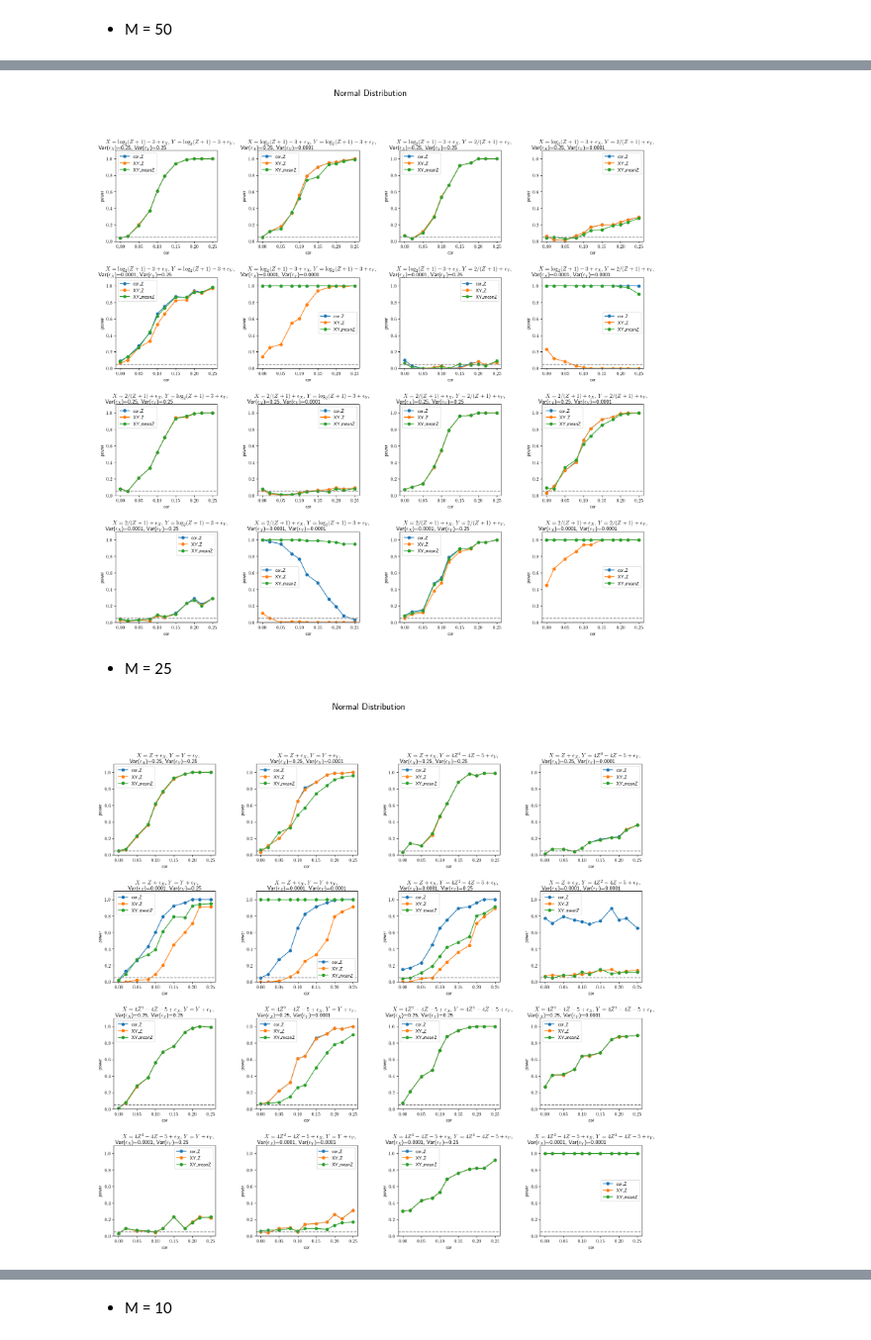
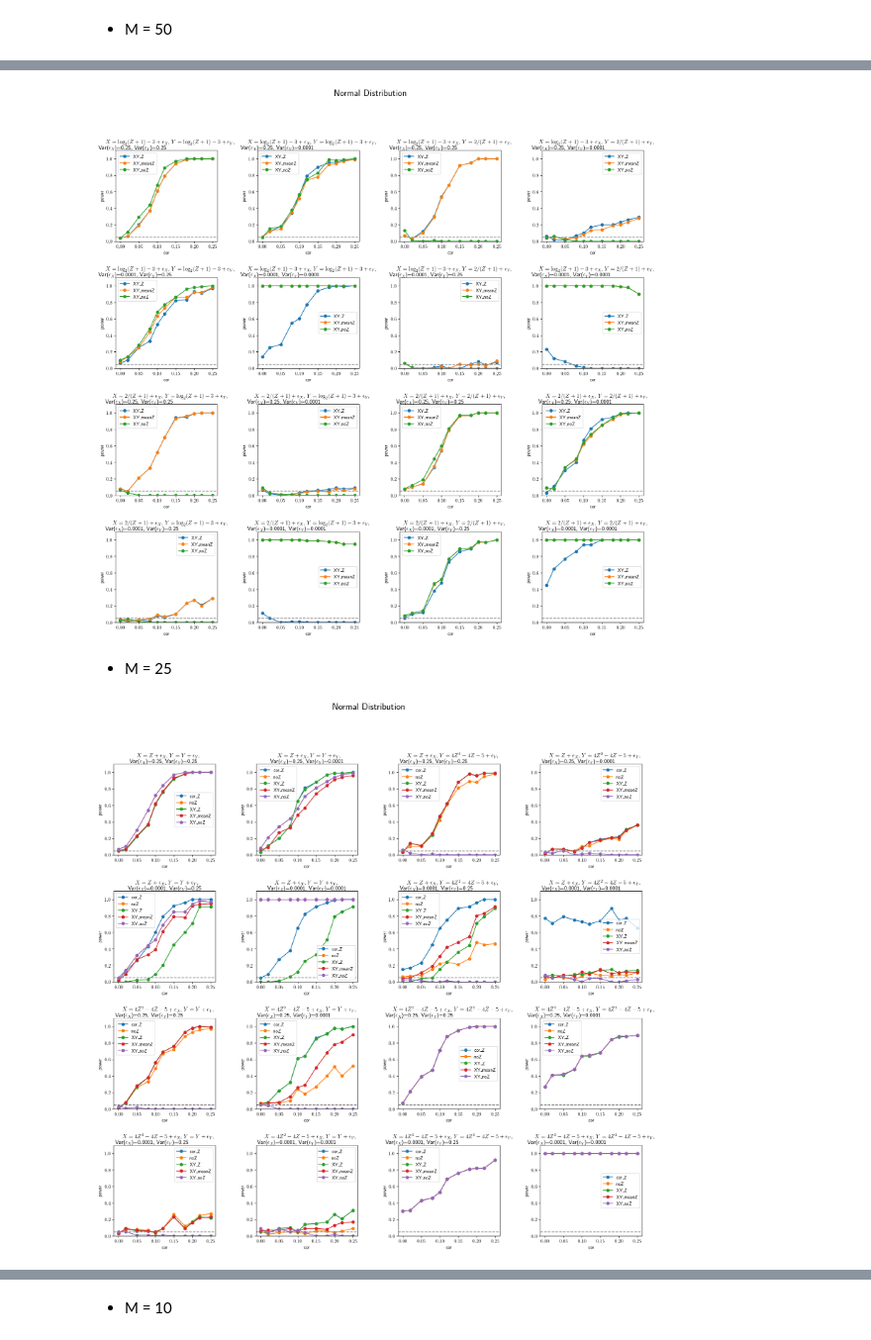
Before and after one commit to lmqxwm/LPT2, a Jupyter notebook: simulation11.ipynb, the cells around one changed output, grey strips where cells are left out. Shown at 99% size. Saved outputs shown, nothing was run; the diff lists cells and outputs as text; code cells hidden in the pictures.

```diff
--- a/simulation11.ipynb
+++ b/simulation11.ipynb
@@ -269,7 +269,7 @@ for xf in range(2):
                 plt.subplot(4, 4, xf*8+vx1*4+yf*2+vy1+1)
                 result = pd.read_csv("./results/result_n1000_m50_cor025_x_func_"+str(xf)+"_"+str(yf)+"_var_"+str(vxs[vx1])+"_"+str(vys[vy1])+"_"+hs+"_"+types+".csv", index_col=0)
                 result.columns = pd.Series(result.columns.astype('float')).round(2).values
-                result = result.iloc[[0,2,3],:]
+                result = result.iloc[[2,3,4],:]
                 plt.plot(result.T, '-o')
                 plt.xlabel("cor")
                 if hs == "h0":
@@ -284,5 +284,6 @@ for xf in range(2):
                 #plt.xticks(result.columns, np.arange(11)/10)
 fig = plt.gcf()
 fig.suptitle("Normal Distribution", fontsize=20)
+plt.savefig("./figures/M50_1.png")
 plt.show()
 # %% [output]
@@ -303,7 +304,7 @@ for xf in range(2):
                 plt.subplot(4, 4, xf*8+vx1*4+yf*2+vy1+1)
                 result = pd.read_csv("./results/result_n1000_m50_cor025_x_func_"+str(xf+2)+"_"+str(yf+2)+"_var_"+str(vxs[vx1])+"_"+str(vys[vy1])+"_"+hs+"_"+types+".csv", index_col=0)
                 result.columns = pd.Series(result.columns.astype('float')).round(2).values
-                result = result.iloc[[0,2,3],:]
+                result = result.iloc[[2,3,4],:]
                 plt.plot(result.T, '-o')
                 plt.xlabel("cor")
                 if hs == "h0":
@@ -318,9 +319,10 @@ for xf in range(2):
                 #plt.xticks(result.columns, np.arange(11)/10)
 fig = plt.gcf()
 fig.suptitle("Normal Distribution", fontsize=20)
+plt.savefig("./figures/M50_2.png")
 plt.show()
 # %% [output]
-[figure, old version]
+[figure, new version]
 # %% [markdown]
  - M = 25
 # %%
@@ -328,35 +330,35 @@ types = "normal"
 hs = 'h0'
 vxs = [0.5**2, 0.01**2]
 vys = [0.5**2, 0.01**2]
 xfuns = ['$X = Z + \epsilon_X$', '$X = 4Z^2 - 4Z-5 + \epsilon_X$', '$X = \log_2(Z+1)-3 + \epsilon_X$', '$X = 2/(Z+1) + \epsilon_X$']
 yfuns = ['$Y = Y + \epsilon_Y$', '$Y = 4Z^2 - 4Z-5 + \epsilon_Y$', '$Y = \log_2(Z+1)-3 + \epsilon_Y$', '$Y = 2/(Z+1)  + \epsilon_Y$']
 plt.figure(figsize=(20,18))
 plt.subplots_adjust(wspace=.4, hspace=.4)
 for xf in range(2):
     for yf in range(2):
         for vx1 in range(len(vxs)):
             for vy1 in range(len(vys)):
                 plt.subplot(4, 4, xf*8+vx1*4+yf*2+vy1+1)
                 result = pd.read_csv("./results/result_n1000_m25_cor025_x_func_"+str(xf)+"_"+str(yf)+"_var_"+str(vxs[vx1])+"_"+str(vys[vy1])+"_"+hs+"_"+types+".csv", index_col=0)
                 result.columns = pd.Series(result.columns.astype('float')).round(2).values
-                result = result.iloc[[0,2,3],:]
+                result = result.iloc[:5,:]
                 plt.plot(result.T, '-o')
                 plt.xlabel("cor")
                 if hs == "h0":
                     plt.ylabel("power")
                 else:
                     plt.ylabel("power")
                 plt.legend(result.index)
                 plt.ylim([0, 1.1])
                 plt.axhline(y=0.05, color='grey', linestyle='--')
                 plt.rcParams['text.usetex'] = True
                 plt.title(r"{}, {}, $\\$ Var($\epsilon_X$)={}, Var($\epsilon_Y$)={}".format(xfuns[xf], yfuns[yf], vxs[vx1], vys[vy1]))
                 #plt.xticks(result.columns, np.arange(11)/10)
 fig = plt.gcf()
 fig.suptitle("Normal Distribution", fontsize=20)
 plt.show()
 # %% [output]
-[figure, old version]
+[figure, new version]
 # %%
 types = "normal"
 hs = 'h0'
```
Also changed, not shown: parts of 6 cells of this notebook, 9 other files.
